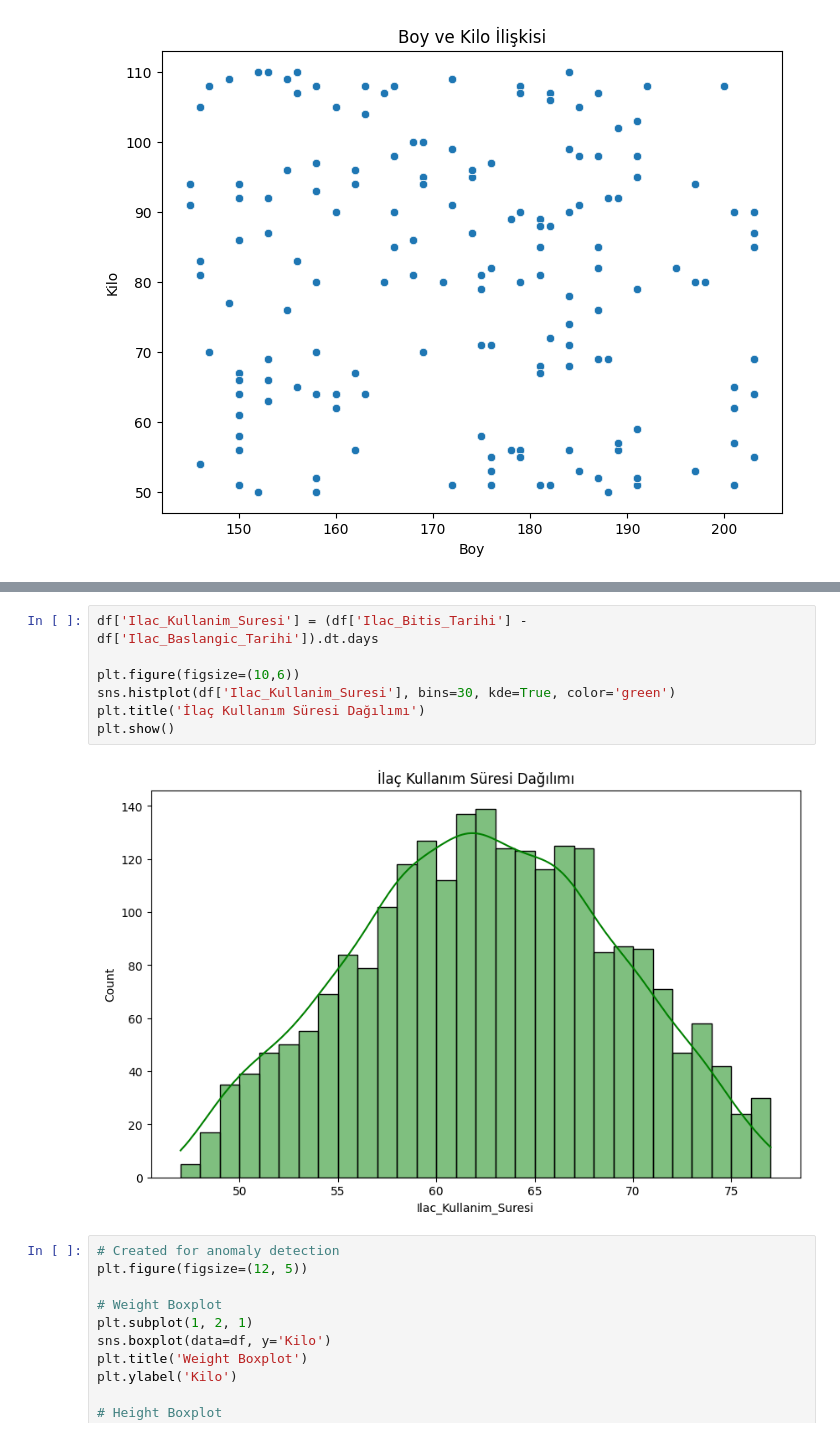
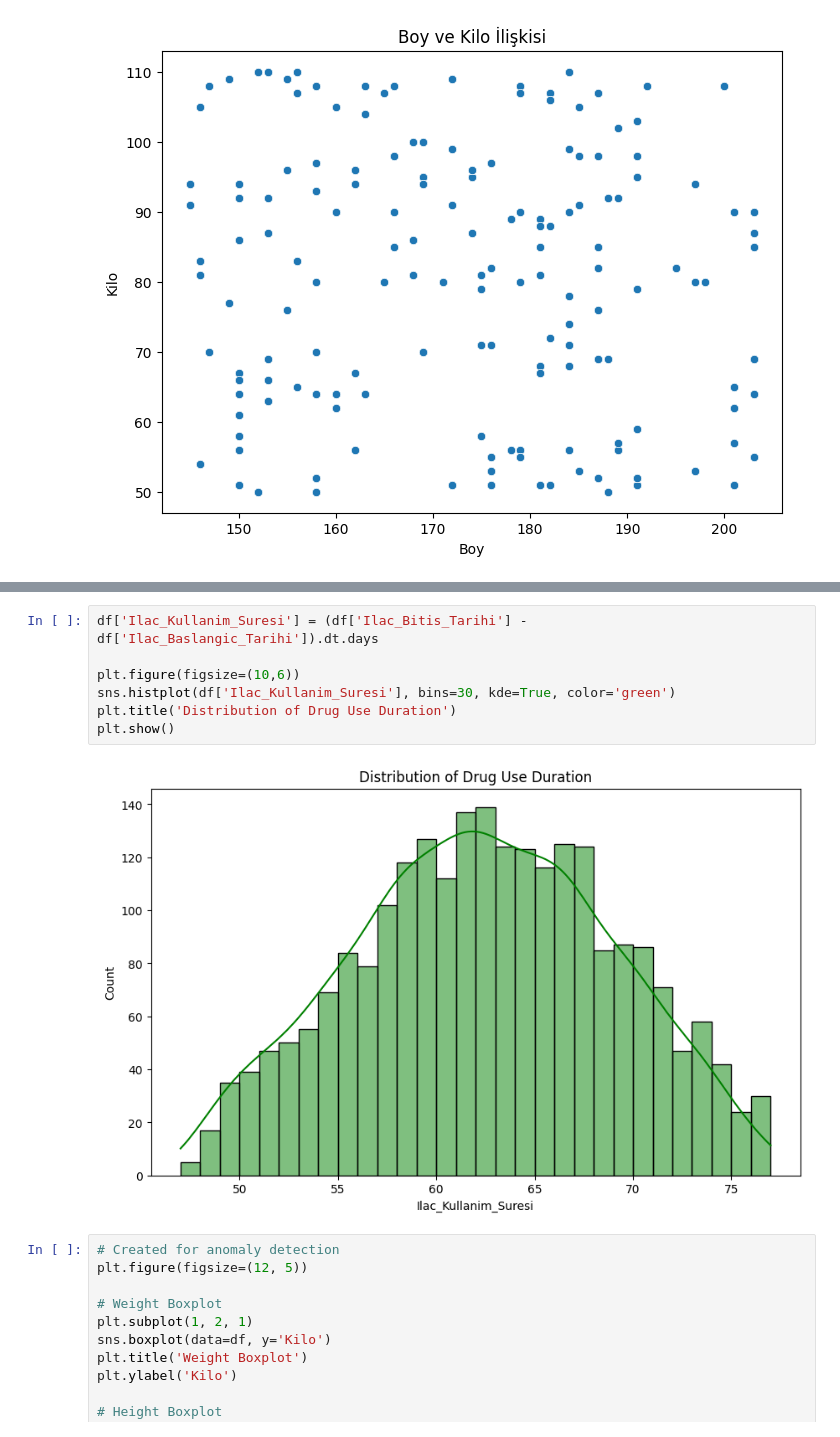
Before and after one commit to fatihzknn/pusula_fatihhan_ozkan, a Jupyter notebook: EDA.ipynb, the cells around one changed output, grey strips where cells are left out. Cells and saved outputs as stored; diff of their text form.

```diff
--- a/EDA.ipynb
+++ b/EDA.ipynb
@@ -133,12 +122,12 @@ Passing `palette` without assigning `hue` is deprecated and will be removed in v
 # %%
 df['Ilac_Kullanim_Suresi'] = (df['Ilac_Bitis_Tarihi'] - df['Ilac_Baslangic_Tarihi']).dt.days
 
 plt.figure(figsize=(10,6))
 sns.histplot(df['Ilac_Kullanim_Suresi'], bins=30, kde=True, color='green')
-plt.title('İlaç Kullanım Süresi Dağılımı')
+plt.title('Distribution of Drug Use Duration')
 plt.show()
 # %% [output]
-[figure, old version]
+[figure, new version]
 # %%
 # Created for anomaly detection
 plt.figure(figsize=(12, 5))
```
Also changed, not shown: parts of 27 cells of this notebook, 1 other file.
